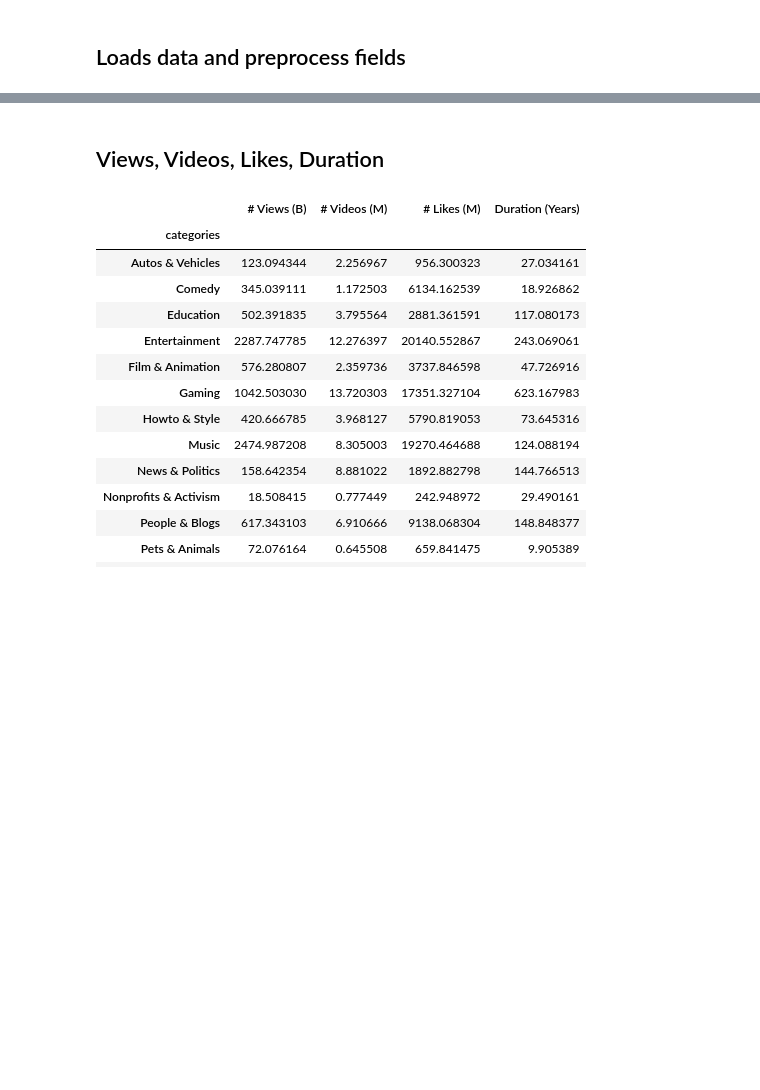
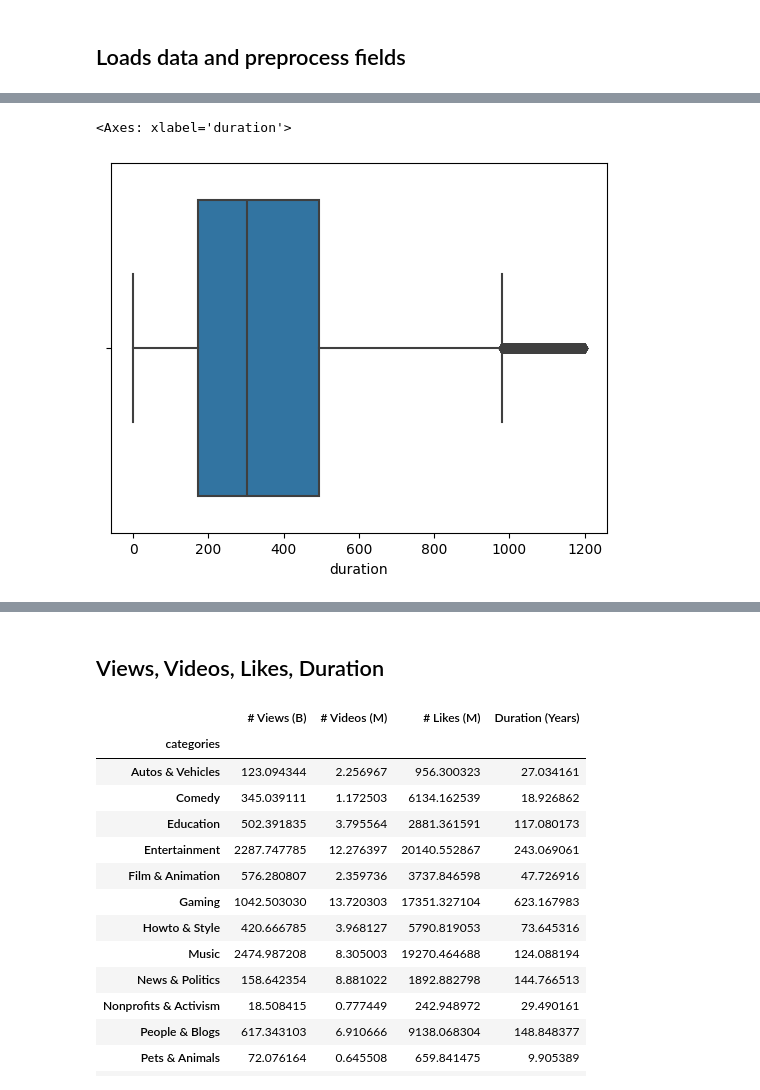
Before and after one commit to epfl-ada/ada-2023-project-datasquad2023, a Jupyter notebook: exploration.ipynb, the cells around one changed output, grey strips where cells are left out. Cells and saved outputs as stored; diff of their text form; code cells hidden in the pictures; blank space fills up the shorter version.

```diff
--- a/exploration.ipynb
+++ b/exploration.ipynb
@@ -260,0 +110,5 @@ for idx, title in enumerate(titles):
+# %%
+sns.boxplot(x=df_vd_tech["duration"])
+# %% [output]
+<Axes: xlabel='duration'>
+[figure, added]
```
Also changed, not shown: parts of 61 cells of this notebook.
